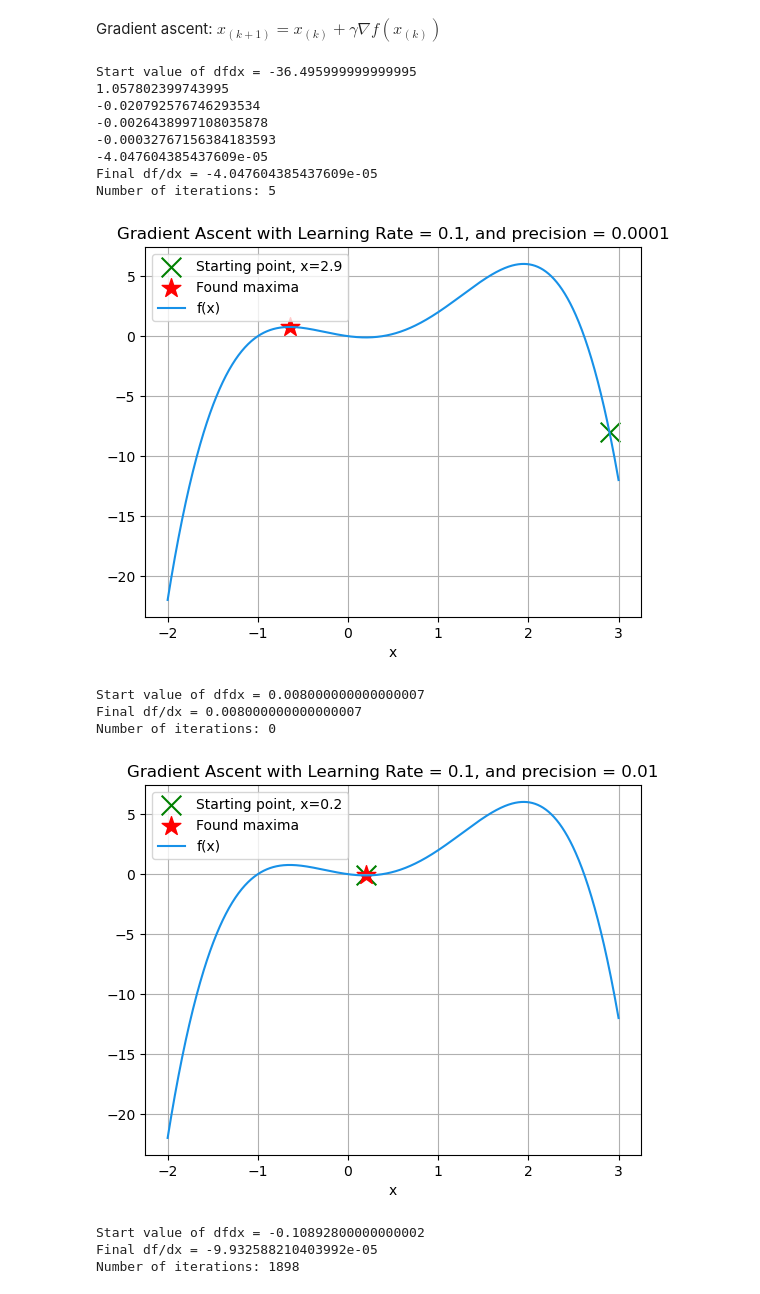
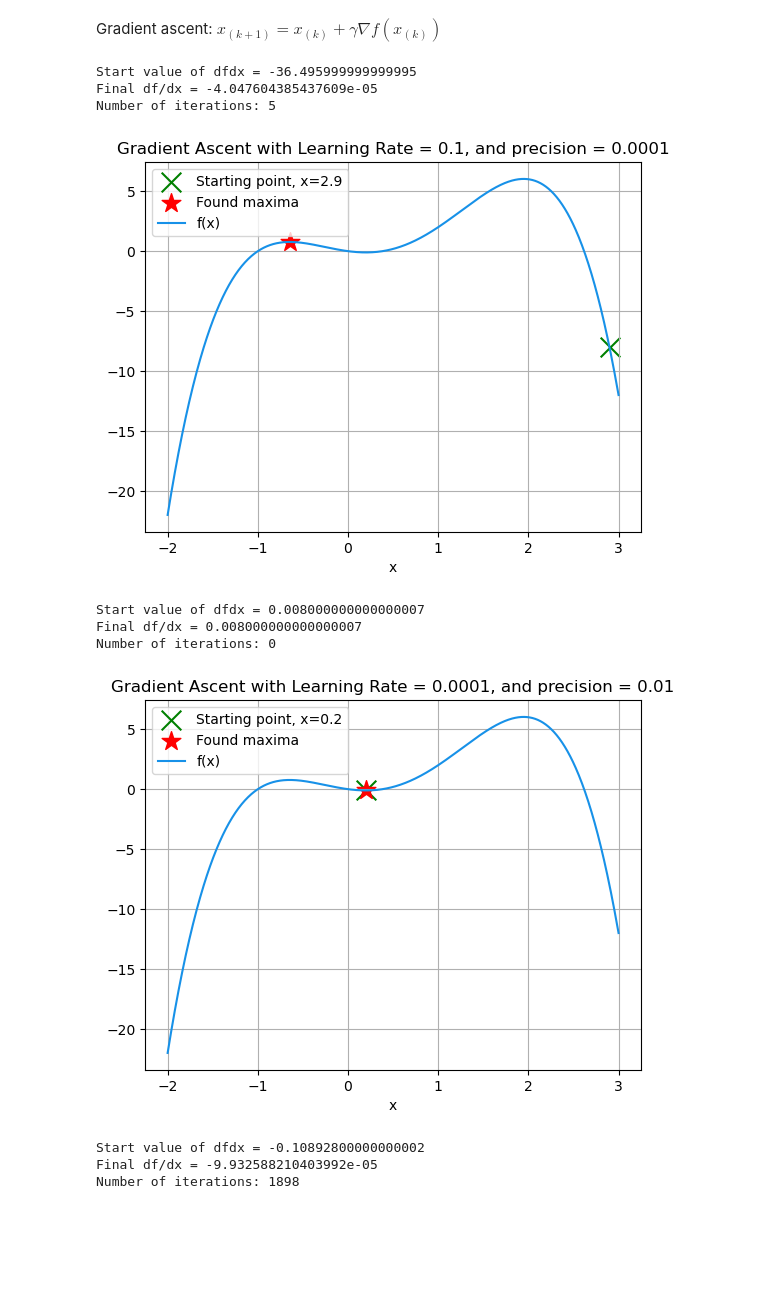
Before and after one commit to johnmagj/IN4050, a Jupyter notebook: Week36_2/exercises_week02.ipynb, the cells around one changed output. Cells and saved outputs as stored; diff of their text form; code cells hidden in the pictures; blank space fills up the shorter version.

```diff
--- a/Week36_2/exercises_week02.ipynb
+++ b/Week36_2/exercises_week02.ipynb
@@ -50,7 +50,6 @@ def gradient_ascent(x_start, f, df, precision, learning_rate):
         x_start = x_current
         df_current = df(x_current)
         i += 1
-        print(df_current)
     print(f"Final df/dx = {df_current}")
     print(f"Number of iterations: {i}")
     return x_current, f(x_current)
@@ -74,37 +73,32 @@ plt.show()
 plt.close()
 # %% [output]
 Start value of dfdx = -36.495999999999995
-1.057802399743995
--0.020792576746293534
--0.0026438997108035878
--0.00032767156384183593
--4.047604385437609e-05
 Final df/dx = -4.047604385437609e-05
 Number of iterations: 5
 [figure]
 # %%
-lr = 0.1
+lr = 0.0001
 precision = 0.01
 x_start = 0.20
 
 found_x, found_f = gradient_ascent(x_start, f, df, precision=precision, learning_rate=lr)
 
 plt.scatter(x_start, f(x_start), color="green", marker="x", s=200, label=f"Starting point, x={x_start}")
 plt.scatter(found_x, found_f, color="red", marker="*", s=200, label="Found maxima")
 plt.plot(x, f(x), label="f(x)", color="#1791e8")
 #plt.plot(x, df(x), label="df(x)")
 plt.xlabel("x")
 plt.ylabel
 plt.legend()
 plt.title(f"Gradient Ascent with Learning Rate = {lr}, and precision = {precision}")
 plt.grid()
 plt.show()
 plt.close()
 # %% [output]
 Start value of dfdx = 0.008000000000000007
 Final df/dx = 0.008000000000000007
 Number of iterations: 0
-[figure, old version]
+[figure, new version]
 # %%
 lr = 0.001
 precision = 0.0001
```
Also changed, not shown: parts of 1 cell of this notebook.
